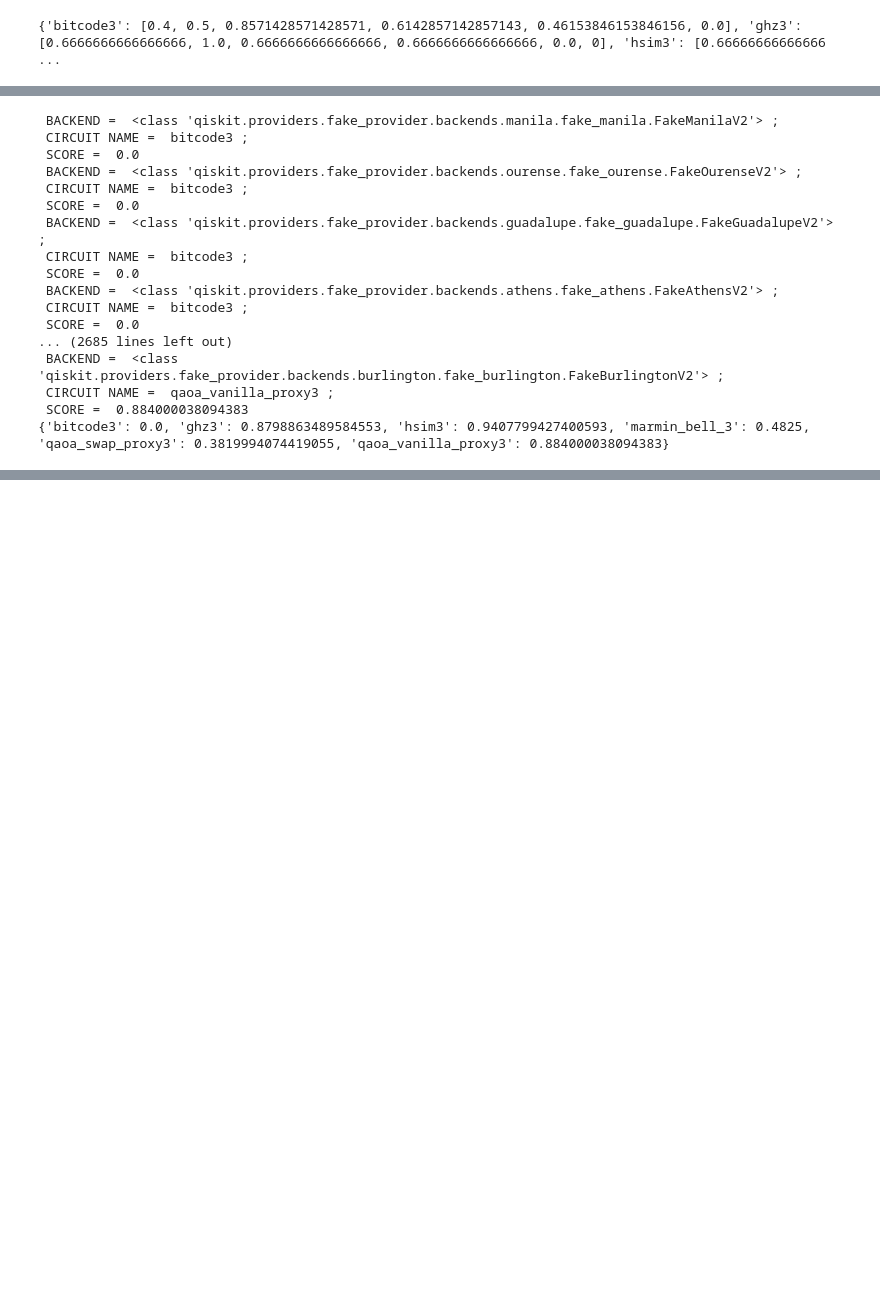
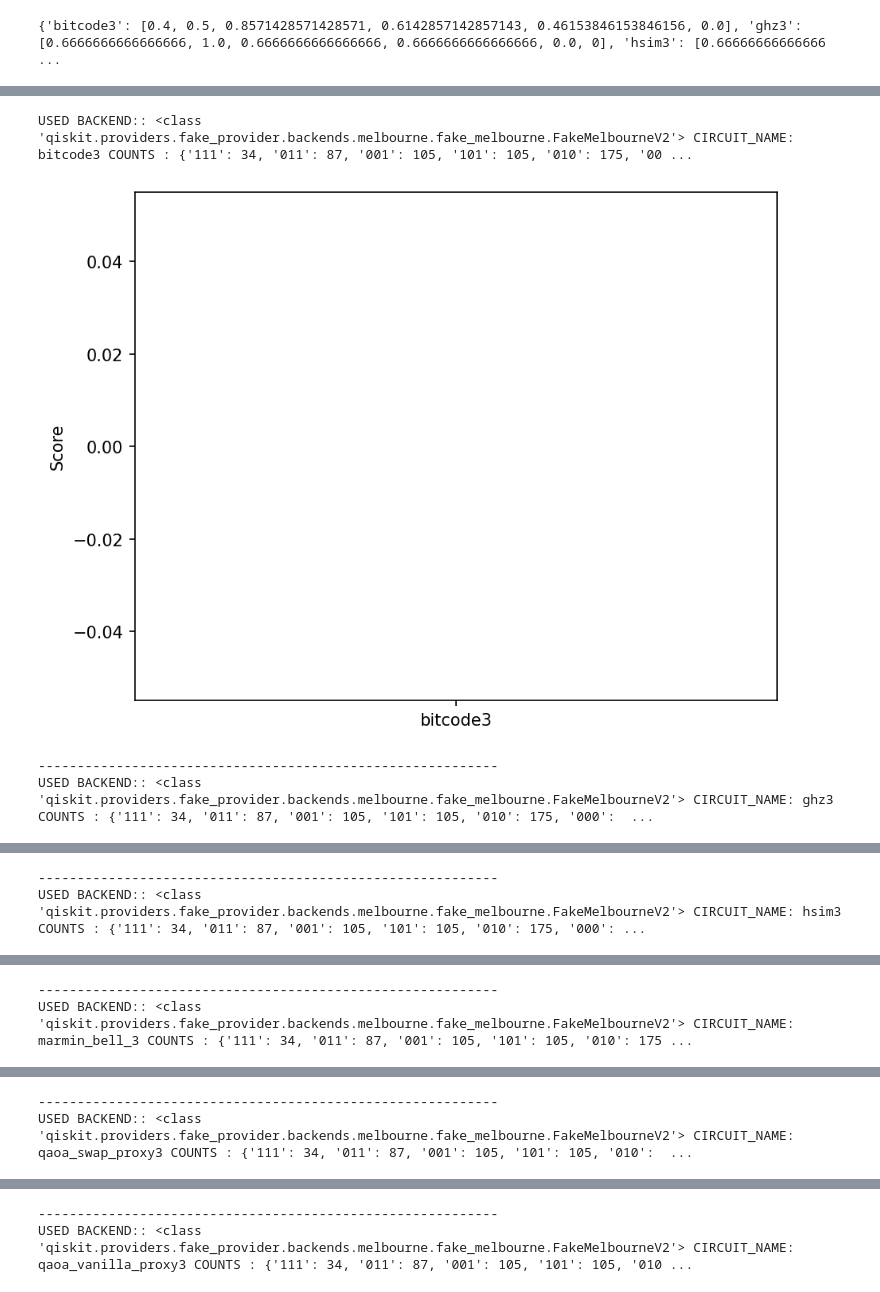
Before and after one commit to vandnaChaturvedi/Supermarq_benchmark_POC, a Jupyter notebook: looped-Copy1.ipynb, the cells around one changed output, grey strips where cells are left out. Drawn from its saved outputs; the diff is of its cells as text; code cells hidden in the pictures; blank space fills up the shorter version.

```diff
--- a/looped-Copy1.ipynb
+++ b/looped-Copy1.ipynb
@@ -54,17 +53,6 @@ for benchmark, label in benchmarks:
 print(benchmark_features)
 # %% [output]
 {'bitcode3': [0.4, 0.5, 0.8571428571428571, 0.6142857142857143, 0.46153846153846156, 0.0], 'ghz3': [0.6666666666666666, 1.0, 0.6666666666666666, 0.6666666666666666, 0.0, 0], 'hsim3': [0.66666666666666 ...
-# %%
-jobs =[]
-for benchmark, label in benchmarks:
-    circuit=benchmark.qiskit_circuit()
-    for backend in selected_fakes:
-        fake=backend
-        job = fake().run(circuit, shots=1000)
-        result=job.result()
-        jobs.append((label,benchmark,fake,job, job.result()))
-        #counts=job.result(0).count()
-jobs
 # %%
 jobs =[]
 for backend in selected_fakes:
@@ -73,7 +61,10 @@ for backend in selected_fakes:
         circuit=benchmark.qiskit_circuit()
         job = fake().run(circuit, shots=1000)
         result=job.result()
-        jobs.append((label,benchmark,fake,job, job.result()))
+        counts = job.result(0).get_counts()
+        score = benchmark.score(counts)
+        print(score)
         #counts=job.result(0).count()
+        jobs.append((label,benchmark,fake,job,score))
 #jobs
 # %% [output]
@@ -211,40 +113,0 @@ device_score_fake_burlington
-# %%
-
-
-for i in range(len(selected_fakes)):
-    #device='device_score_'
-    device_scores = 'device_score_' +str(i)
-    device_scores = {}
-    for benchmark, label in benchmarks:
-        #print(label)
-
-        #i=i+1
-        #print(i)
-        for label,benchmark,backend,job,result in jobs:
-            counts = job.result(0).get_counts()
-            score = benchmark.score(counts)
-            #print(circuit)
-            print(" BACKEND = ",backend, "; \n CIRCUIT NAME = ",label,"; \n SCORE = ",score)
-            #supermarq.plotting.plot_results([score], [label])
-            #print("===========================================================")
-            device_scores[label] = score
-            #print(device_scores,"device_scores[label]==",device_scores[label],"; score == ",score )
-print(device_scores)
-# %% [output]
- BACKEND =  <class 'qiskit.providers.fake_provider.backends.manila.fake_manila.FakeManilaV2'> ;
- CIRCUIT NAME =  bitcode3 ;
- SCORE =  0.0
- BACKEND =  <class 'qiskit.providers.fake_provider.backends.ourense.fake_ourense.FakeOurenseV2'> ;
- CIRCUIT NAME =  bitcode3 ;
- SCORE =  0.0
- BACKEND =  <class 'qiskit.providers.fake_provider.backends.guadalupe.fake_guadalupe.FakeGuadalupeV2'> ;
- CIRCUIT NAME =  bitcode3 ;
- SCORE =  0.0
- BACKEND =  <class 'qiskit.providers.fake_provider.backends.athens.fake_athens.FakeAthensV2'> ;
- CIRCUIT NAME =  bitcode3 ;
- SCORE =  0.0
-... (2685 lines left out)
- BACKEND =  <class 'qiskit.providers.fake_provider.backends.burlington.fake_burlington.FakeBurlingtonV2'> ;
- CIRCUIT NAME =  qaoa_vanilla_proxy3 ;
- SCORE =  0.884000038094383
-{'bitcode3': 0.0, 'ghz3': 0.8798863489584553, 'hsim3': 0.9407799427400593, 'marmin_bell_3': 0.4825, 'qaoa_swap_proxy3': 0.3819994074419055, 'qaoa_vanilla_proxy3': 0.884000038094383}
@@ -253,5 +114,10 @@ print(device_scores_0)
 # %%
-for label,circuit,backend,job,result in jobs:
-    print(label,"counts :", counts, "; score =",score)
+for label,benchmark,backend,job,score in jobs:
+    print("USED BACKEND::",backend,"CIRCUIT_NAME:",label,"COUNTS :", counts, "; SCORE =",score)
     supermarq.plotting.plot_results([score], [label])
     print("-----------------------------------------------------------")
+# %% [output]
+USED BACKEND:: <class 'qiskit.providers.fake_provider.backends.melbourne.fake_melbourne.FakeMelbourneV2'> CIRCUIT_NAME: bitcode3 COUNTS : {'111': 34, '011': 87, '001': 105, '101': 105, '010': 175, '00 ...
+[figure, added]
+-----------------------------------------------------------
+USED BACKEND:: <class 'qiskit.providers.fake_provider.backends.melbourne.fake_melbourne.FakeMelbourneV2'> CIRCUIT_NAME: ghz3 COUNTS : {'111': 34, '011': 87, '001': 105, '101': 105, '010': 175, '000':  ...
@@ -257,0 +125,2 @@ for label,circuit,backend,job,result in jobs:
+-----------------------------------------------------------
+USED BACKEND:: <class 'qiskit.providers.fake_provider.backends.melbourne.fake_melbourne.FakeMelbourneV2'> CIRCUIT_NAME: hsim3 COUNTS : {'111': 34, '011': 87, '001': 105, '101': 105, '010': 175, '000': ...
@@ -257,0 +128,2 @@ for label,circuit,backend,job,result in jobs:
+-----------------------------------------------------------
+USED BACKEND:: <class 'qiskit.providers.fake_provider.backends.melbourne.fake_melbourne.FakeMelbourneV2'> CIRCUIT_NAME: marmin_bell_3 COUNTS : {'111': 34, '011': 87, '001': 105, '101': 105, '010': 175 ...
@@ -257,0 +131,2 @@ for label,circuit,backend,job,result in jobs:
+-----------------------------------------------------------
+USED BACKEND:: <class 'qiskit.providers.fake_provider.backends.melbourne.fake_melbourne.FakeMelbourneV2'> CIRCUIT_NAME: qaoa_swap_proxy3 COUNTS : {'111': 34, '011': 87, '001': 105, '101': 105, '010':  ...
@@ -257,0 +134,2 @@ for label,circuit,backend,job,result in jobs:
+-----------------------------------------------------------
+USED BACKEND:: <class 'qiskit.providers.fake_provider.backends.melbourne.fake_melbourne.FakeMelbourneV2'> CIRCUIT_NAME: qaoa_vanilla_proxy3 COUNTS : {'111': 34, '011': 87, '001': 105, '101': 105, '010 ...
```
Also changed, not shown: parts of 11 cells of this notebook, 4 other files.
